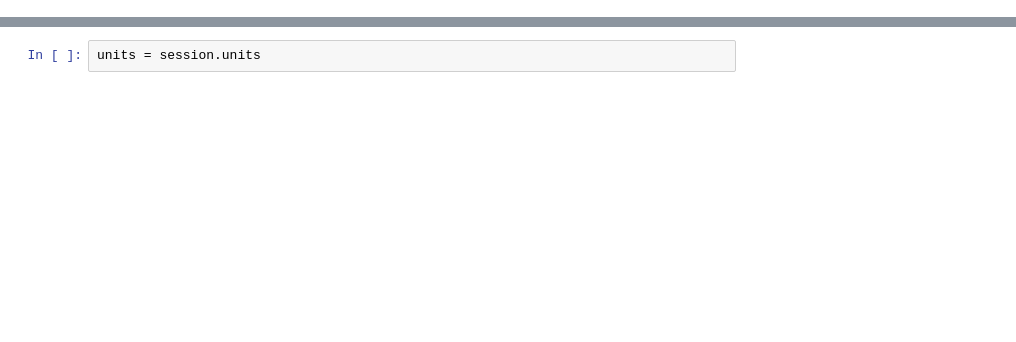
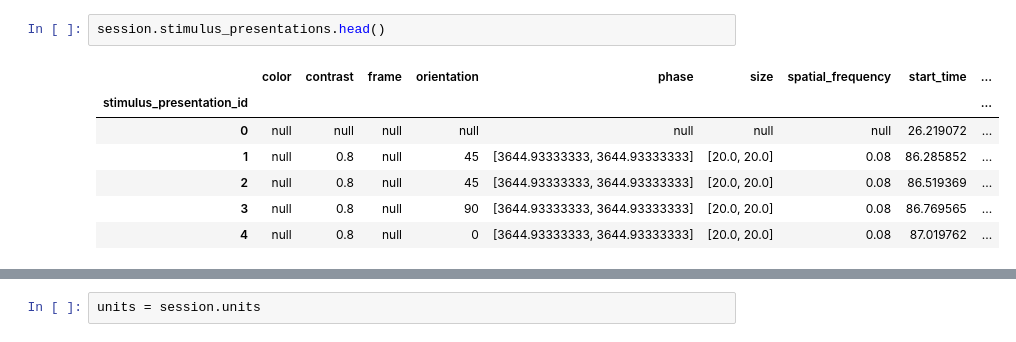
Before and after one commit to ViniciusLima94/allen-dataset, a Jupyter notebook: notebooks/1. Exploring the dataset.ipynb, the cells around one changed output, grey strips where cells are left out. Drawn from its saved outputs; the diff is of its cells as text; blank space fills up the shorter version.

```diff
--- a/notebooks/1. Exploring the dataset.ipynb
+++ b/notebooks/1. Exploring the dataset.ipynb
@@ -54,0 +84,10 @@ plt.xlim([4000,5000])
+# %%
+session.stimulus_presentations.head()
+# %% [output]
+|  | color | contrast | frame | orientation | phase | size | spatial_frequency | start_time | ... |
+| stimulus_presentation_id |  |  |  |  |  |  |  |  | ... |
+| 0 | null | null | null | null | null | null | null | 26.219072 | ... |
+| 1 | null | 0.8 | null | 45 | [3644.93333333, 3644.93333333] | [20.0, 20.0] | 0.08 | 86.285852 | ... |
+| 2 | null | 0.8 | null | 45 | [3644.93333333, 3644.93333333] | [20.0, 20.0] | 0.08 | 86.519369 | ... |
+| 3 | null | 0.8 | null | 90 | [3644.93333333, 3644.93333333] | [20.0, 20.0] | 0.08 | 86.769565 | ... |
+| 4 | null | 0.8 | null | 0 | [3644.93333333, 3644.93333333] | [20.0, 20.0] | 0.08 | 87.019762 | ... |
```
Also changed, not shown: parts of 51 cells of this notebook, 1 other file.
